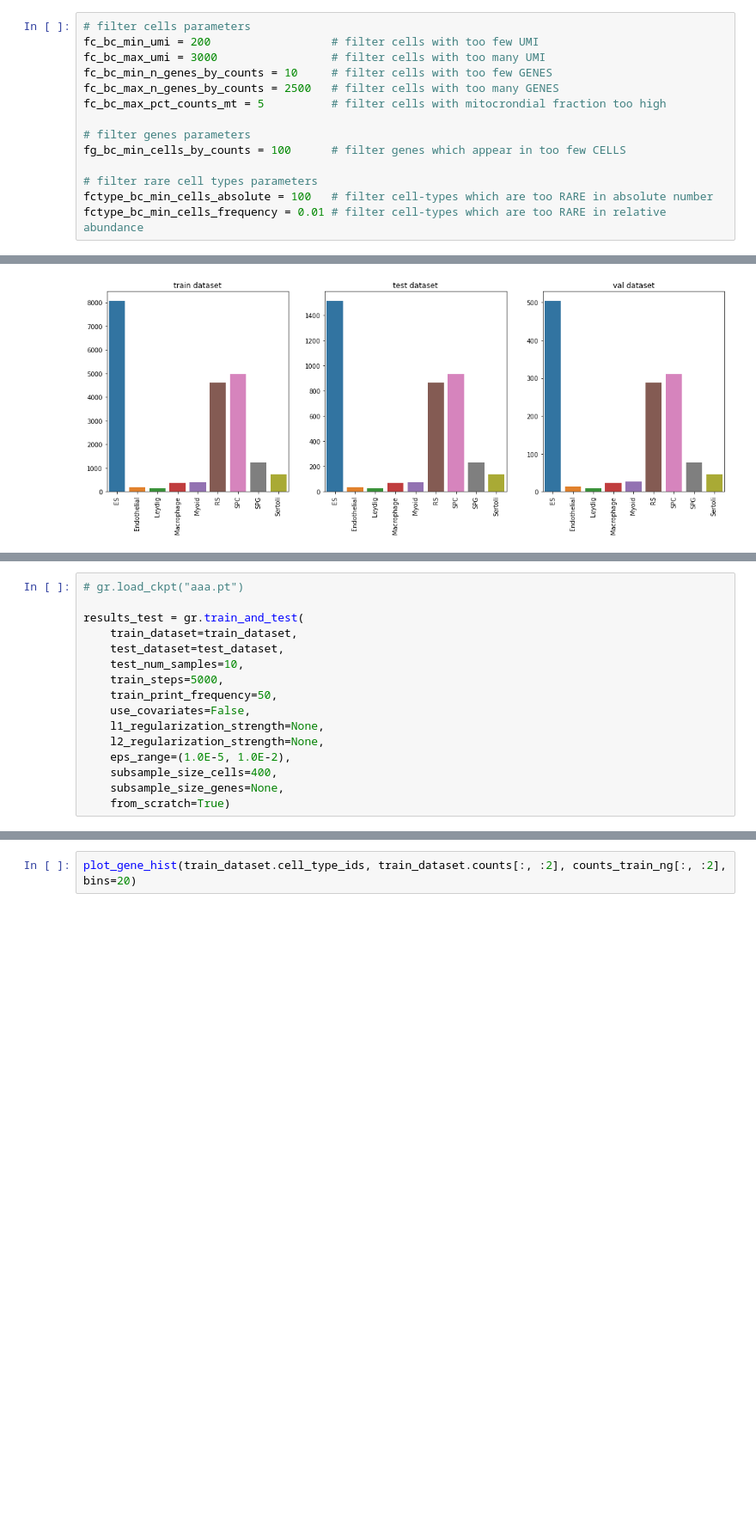
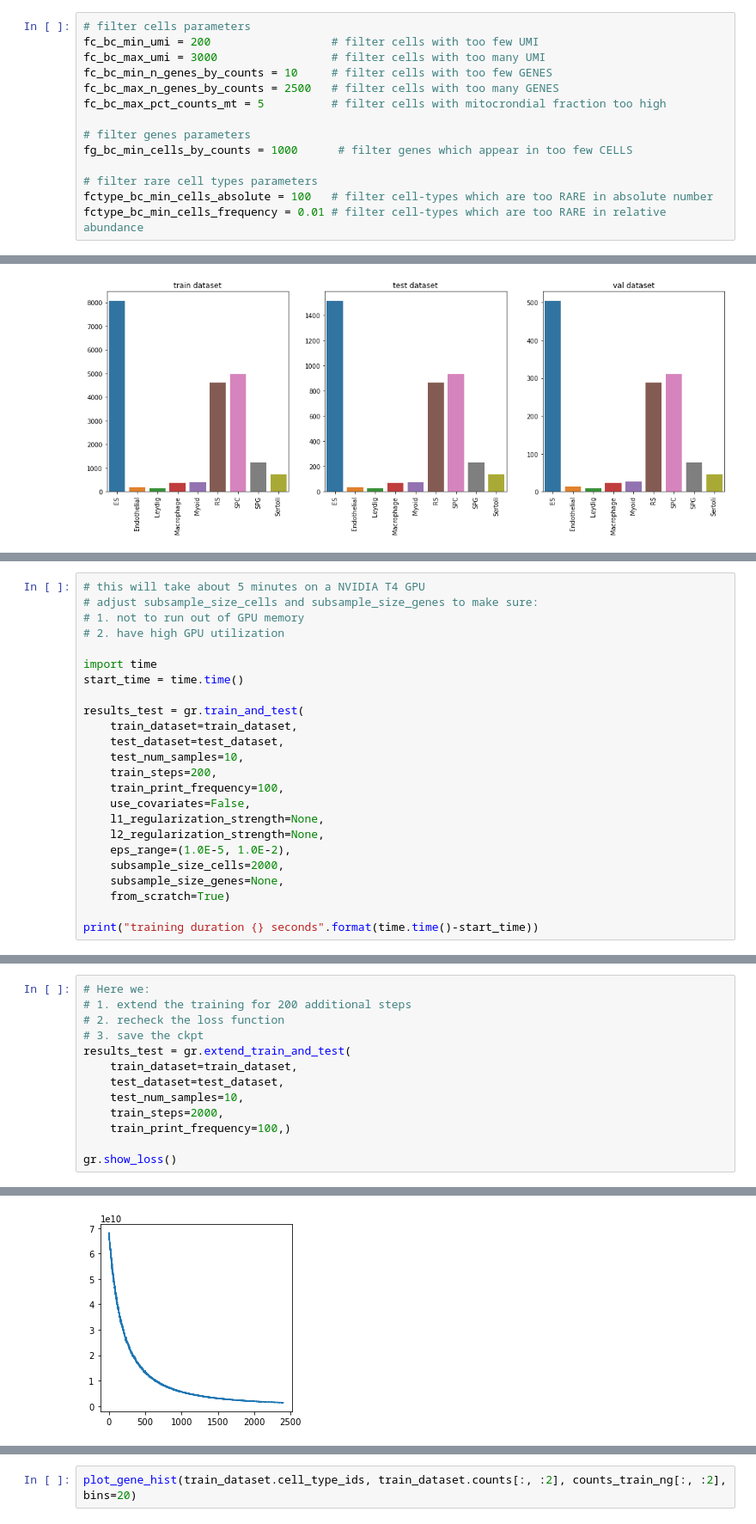
Before and after one commit to broadinstitute/tissue_purifier, a Jupyter notebook: notebooks/notebook3.ipynb, the cells around one changed output, grey strips where cells are left out. Shown at 86% size. Saved outputs shown, nothing was run; the diff lists cells and outputs as text; blank space fills up the shorter version.

```diff
--- a/notebooks/notebook3.ipynb
+++ b/notebooks/notebook3.ipynb
@@ -59,7 +59,7 @@ fc_bc_max_n_genes_by_counts = 2500   # filter cells with too many GENES
 fc_bc_max_pct_counts_mt = 5          # filter cells with mitocrondial fraction too high
 
 # filter genes parameters
-fg_bc_min_cells_by_counts = 100      # filter genes which appear in too few CELLS
+fg_bc_min_cells_by_counts = 1000      # filter genes which appear in too few CELLS
 
 # filter rare cell types parameters
 fctype_bc_min_cells_absolute = 100   # filter cell-types which are too RARE in absolute number
@@ -222,16 +216,24 @@ make plots
 # %%
-# gr.load_ckpt("aaa.pt")
+# this will take about 5 minutes on a NVIDIA T4 GPU
+# adjust subsample_size_cells and subsample_size_genes to make sure:
+# 1. not to run out of GPU memory
+# 2. have high GPU utilization
+
+import time
+start_time = time.time()
 
 results_test = gr.train_and_test(
     train_dataset=train_dataset,
     test_dataset=test_dataset,
     test_num_samples=10,
-    train_steps=5000,
-    train_print_frequency=50,
+    train_steps=200,
+    train_print_frequency=100,
     use_covariates=False,
     l1_regularization_strength=None,
     l2_regularization_strength=None,
     eps_range=(1.0E-5, 1.0E-2),
-    subsample_size_cells=400,
+    subsample_size_cells=2000,
     subsample_size_genes=None,
     from_scratch=True)
+
+print("training duration {} seconds".format(time.time()-start_time))
@@ -247,0 +254,14 @@ gr.show_loss()
+# %%
+# Here we:
+# 1. extend the training for 200 additional steps
+# 2. recheck the loss function
+# 3. save the ckpt
+results_test = gr.extend_train_and_test(
+    train_dataset=train_dataset,
+    test_dataset=test_dataset,
+    test_num_samples=10,
+    train_steps=2000,
+    train_print_frequency=100,)
+
+gr.show_loss()
+# %% [output]
@@ -247,0 +285 @@ gr.show_loss()
+[figure, added]
```
Also changed, not shown: parts of 32 cells of this notebook.
